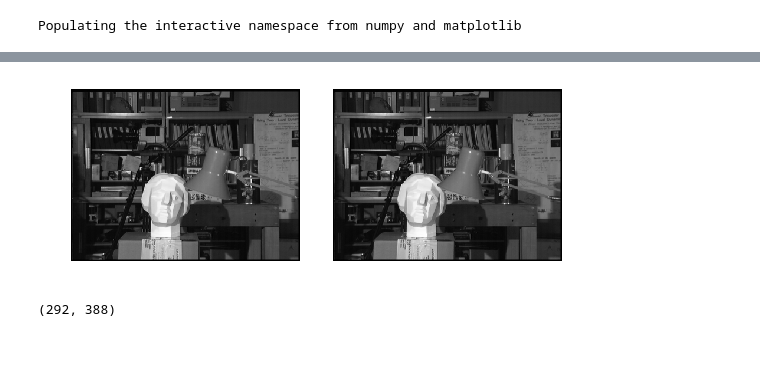
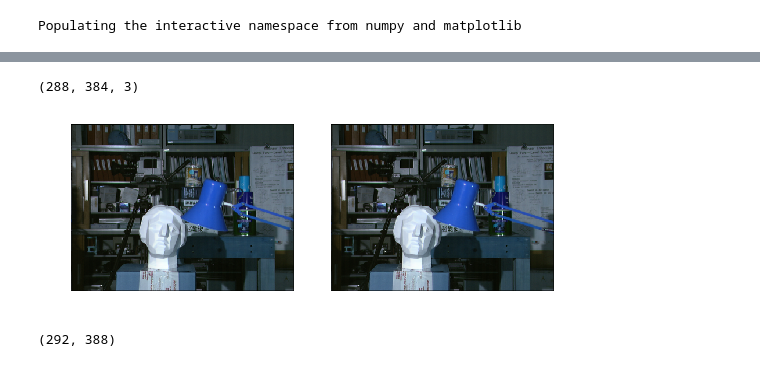
Before and after one commit to Magikis/Stereo-Vision-MRF, a Jupyter notebook: michal.ipynb, the cells around one changed output, grey strips where cells are left out. Cells and saved outputs as stored; diff of their text form; code cells hidden in the pictures.

```diff
--- a/michal.ipynb
+++ b/michal.ipynb
@@ -41,14 +51,19 @@ import cv2
 # %%
 left = "tsukuba-imL.png"
 right = "tsukuba-imR.png"
-img_left = cv2.cvtColor(cv2.imread(left), cv2.COLOR_BGR2GRAY)
-img_right = cv2.cvtColor(cv2.imread(right), cv2.COLOR_BGR2GRAY)
-img_left = np.pad(img_left, pad_width=2, mode='constant', constant_values=0)
-img_right = np.pad(img_right, pad_width=2, mode='constant', constant_values=0)
+# img_left = cv2.cvtColor(cv2.imread(left), cv2.COLOR_BGR2GRAY)
+# img_right = cv2.cvtColor(cv2.imread(right), cv2.COLOR_BGR2GRAY)
+img_left = cv2.imread(left)
+img_right = cv2.imread(right)
+
+# img_left = np.pad(img_left, pad_width=2, mode='constant',  constant_values=np.array([0,0,0]))
+# img_right = np.pad(img_right, pad_width=2, mode='constant', constant_values=np.array([0,0,0]))
 
 show_images([img_left, img_right]) #takes a region of the image
+img_left.shape
 # %% [output]
+(288, 384, 3)
-[figure, old version]
+[figure, new version]
 # %%
 img_left.shape
 # %% [output]
```
Also changed, not shown: parts of 8 cells of this notebook, 2 other files.
